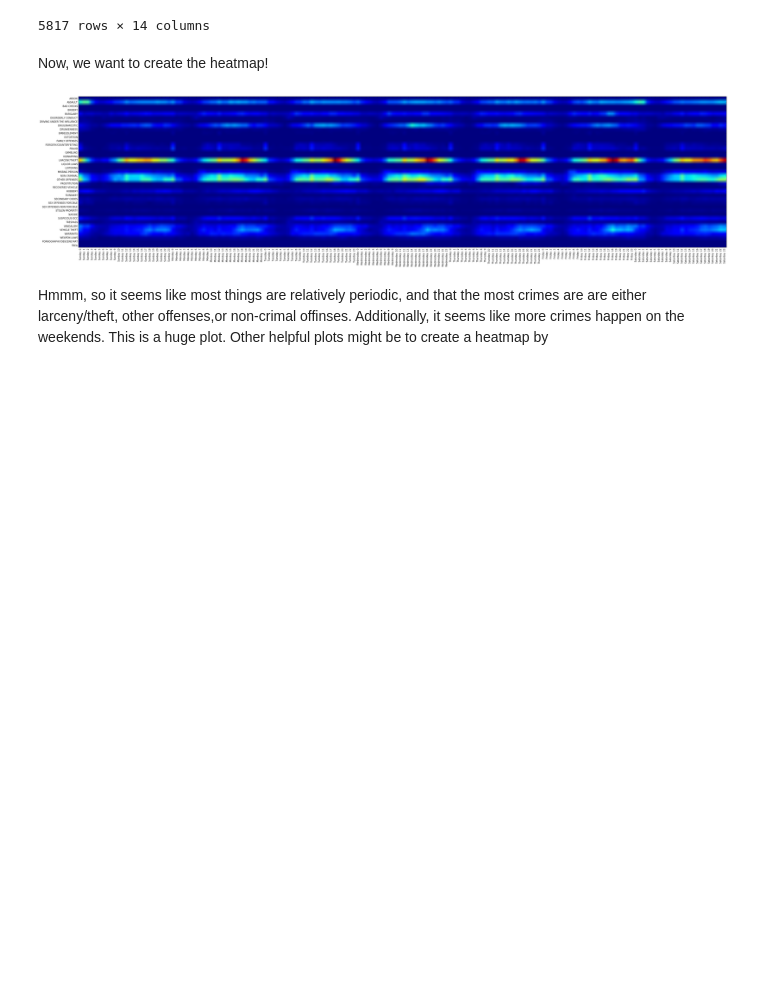
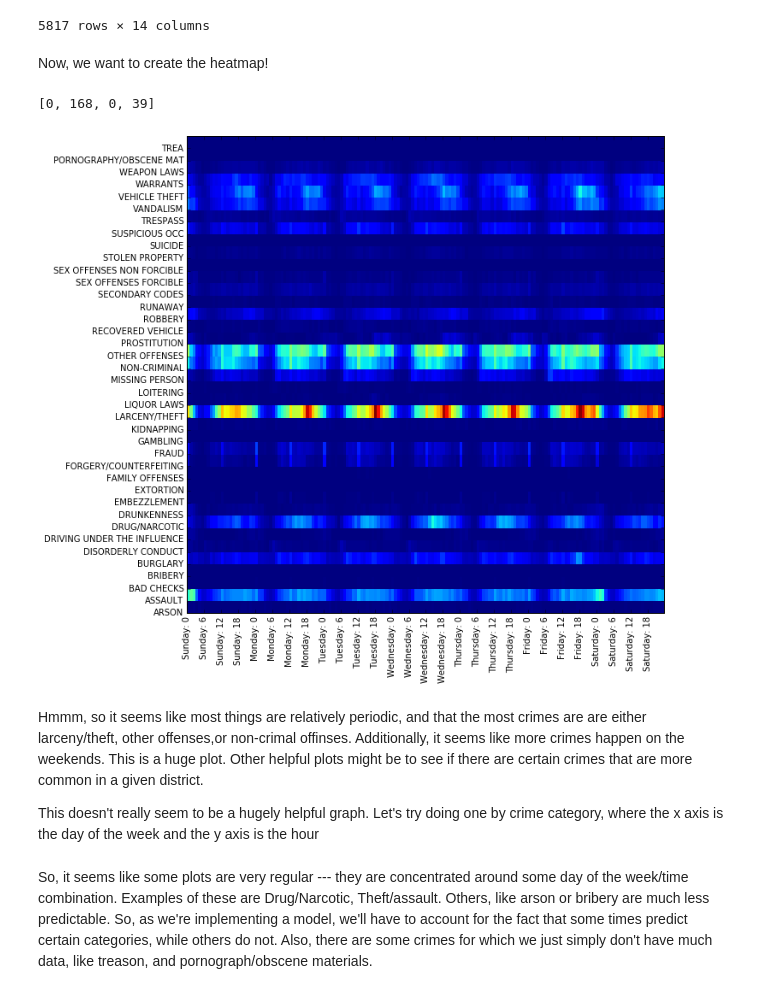
Before and after one commit to paulruvolo/DataScience16CYOA, a Jupyter notebook: Data Exploration - Sophia.ipynb, the cells around one changed output. Cells and saved outputs as stored; diff of their text form; code cells hidden in the pictures; blank space fills up the shorter version.

Commit message:
Plots of each crime by time

```diff
--- a/Data Exploration - Sophia.ipynb
+++ b/Data Exploration - Sophia.ipynb
@@ -254,29 +254,34 @@ Now, we want to create the heatmap!
 # %%
 crimeCategories = groupedByTime.Category.unique().tolist()
 daysOfWeek = ['Sunday', 'Monday', 'Tuesday', 'Wednesday', 'Thursday', 'Friday', 'Saturday']
 hours = range(24)
 daysOfWeekHours = list(itertools.product(daysOfWeek, hours))
 daysOfWeekHoursString = [x[0] + ': ' + str(x[1]) for x in daysOfWeekHours]
 
 numCrimes = np.zeros((len(crimeCategories), len(daysOfWeekHours)))
+
 
 for i,crimeCategory in enumerate(crimeCategories):
     for j,time in enumerate(daysOfWeekHours):
         try:
             crimeCount = groupedByTime[(groupedByTime.DayOfWeek == time[0]) &
                                        (groupedByTime.Hour == time[1]) &
                                        (groupedByTime.Category == crimeCategory)]['Dates'].tolist()[0]
         except:
             crimeCount = 0
 
 
         numCrimes[i][j] = crimeCount
 fig = plt.figure()
-fig.set_size_inches(50,50)
-plt.imshow(numCrimes)
-xticks = plt.xticks(range(len(daysOfWeekHoursString)), daysOfWeekHoursString, rotation='vertical')
+fig.set_size_inches(10,10)
+plt.pcolor(numCrimes)
+xticks = plt.xticks(range(0,len(daysOfWeekHoursString),6), daysOfWeekHoursString[0::6], rotation='vertical')
 yticks = plt.yticks(range(len(crimeCategories)), crimeCategories)
+plt.axis([0,len(daysOfWeekHoursString), 0, len(crimeCategories)])
 # %% [output]
+[0, 168, 0, 39]
-[figure, old version]
+[figure, new version]
 # %% [markdown]
-Hmmm, so it seems like most things are relatively periodic, and that the most crimes are are either larceny/theft, other offenses,or non-crimal offinses. Additionally, it seems like more crimes happen on the weekends. This is a huge plot. Other helpful plots might be to create a heatmap by
+Hmmm, so it seems like most things are relatively periodic, and that the most crimes are are either larceny/theft, other offenses,or non-crimal offinses. Additionally, it seems like more crimes happen on the weekends. This is a huge plot. Other helpful plots might be to see if there are certain crimes that are more common in a given district.
+
+This doesn't really seem to be a hugely helpful graph. Let's try doing one by crime category, where the x axis is the day of the week and the y axis is the hour
@@ -282,0 +315,2 @@ Hmmm, so it seems like most things are relatively periodic, and that the most cr
+# %% [markdown]
+So, it seems like some plots are very regular --- they are concentrated around some day of the week/time combination. Examples of these are Drug/Narcotic, Theft/assault. Others, like arson or bribery are much less predictable. So, as we're implementing a model, we'll have to account for the fact that some times predict certain categories, while others do not. Also, there are some crimes for which we just simply don't have much data, like treason, and pornograph/obscene materials.
```
Also changed, not shown: parts of 1 cell of this notebook.
